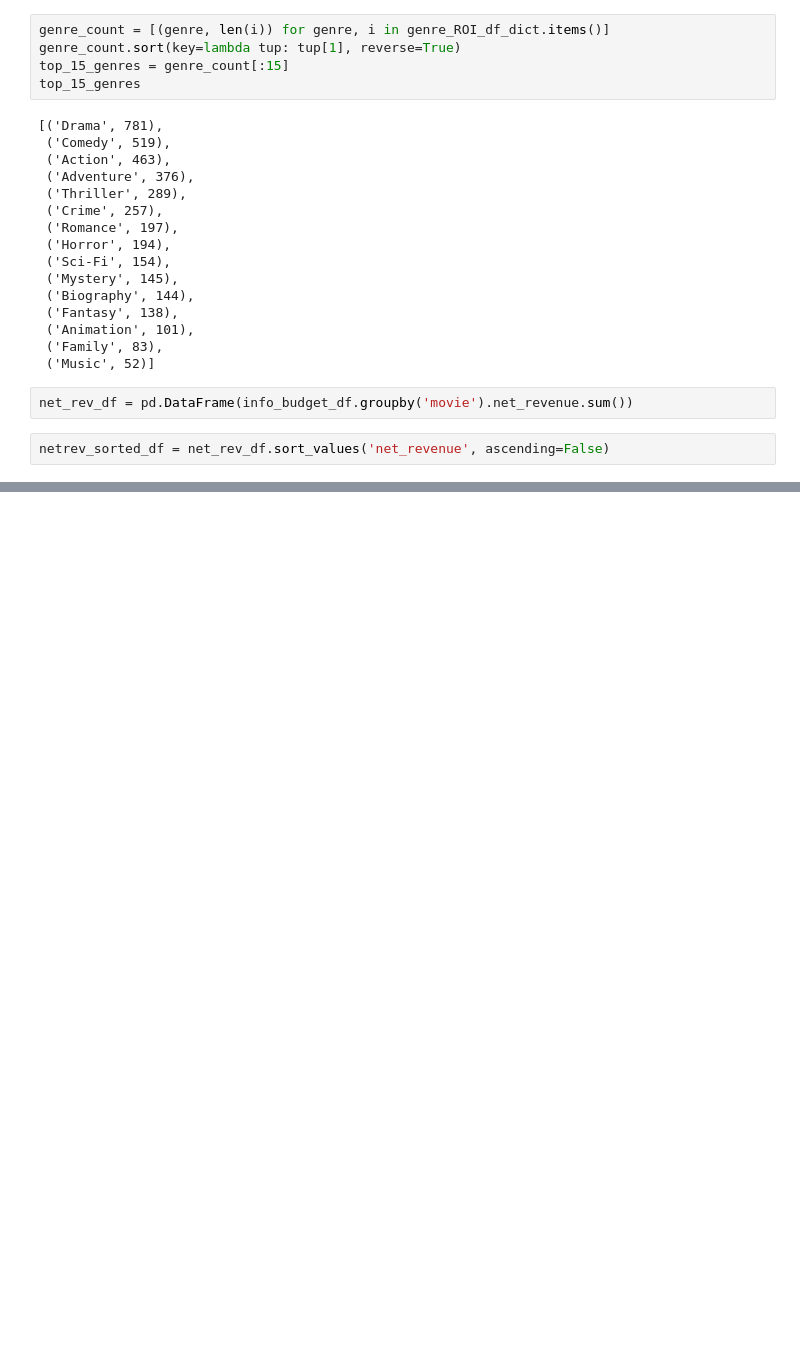
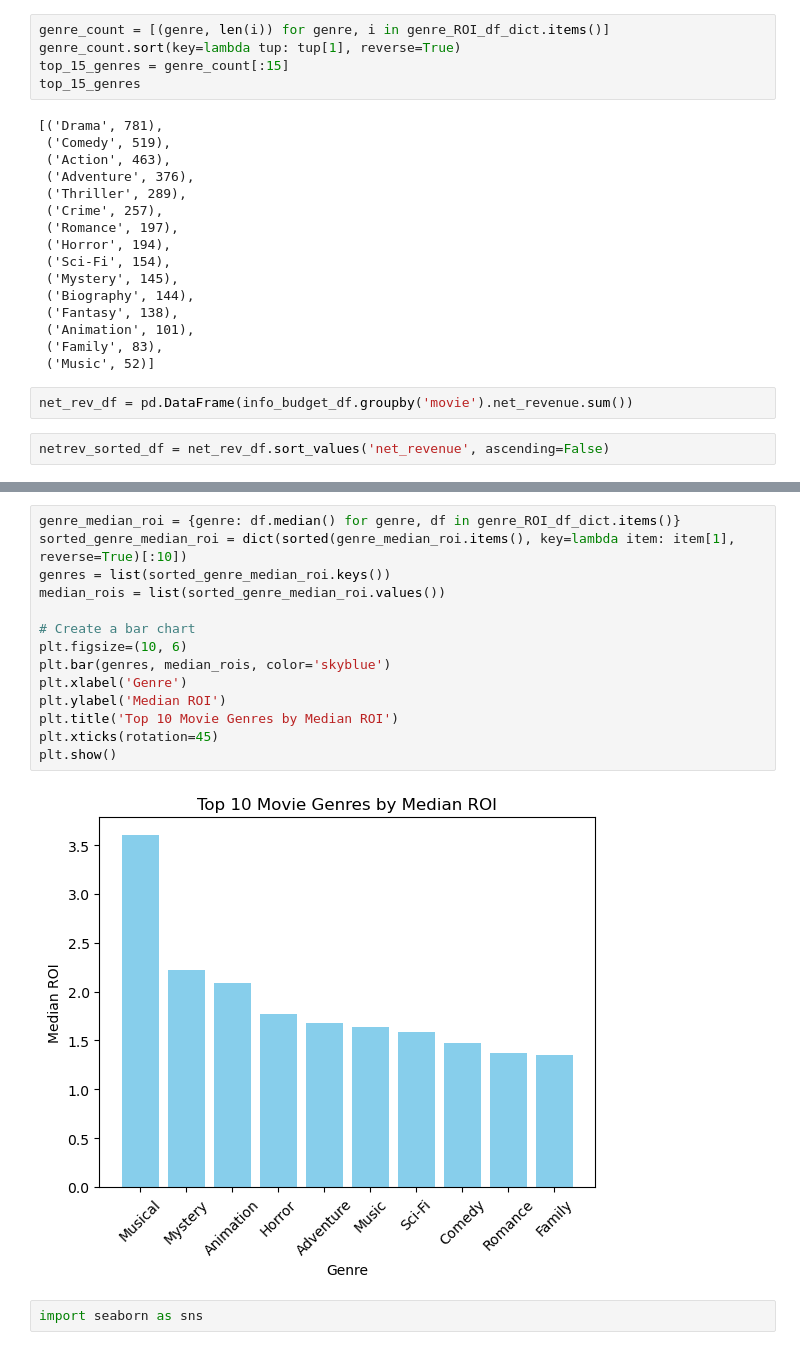
Before and after one commit to basstraining/film_data_analysis, a Jupyter notebook: Notebooks/eda_2.ipynb, the cells around one changed output, grey strips where cells are left out. Cells and saved outputs as stored; diff of their text form; blank space fills up the shorter version.

```diff
--- a/Notebooks/eda_2.ipynb
+++ b/Notebooks/eda_2.ipynb
@@ -167,0 +234,18 @@ from scipy import stats
+# %%
+genre_median_roi = {genre: df.median() for genre, df in genre_ROI_df_dict.items()}
+sorted_genre_median_roi = dict(sorted(genre_median_roi.items(), key=lambda item: item[1], reverse=True)[:10])
+genres = list(sorted_genre_median_roi.keys())
+median_rois = list(sorted_genre_median_roi.values())
+
+# Create a bar chart
+plt.figsize=(10, 6)
+plt.bar(genres, median_rois, color='skyblue')
+plt.xlabel('Genre')
+plt.ylabel('Median ROI')
+plt.title('Top 10 Movie Genres by Median ROI')
+plt.xticks(rotation=45)
+plt.show()
+# %% [output]
+[figure, added]
+# %%
+import seaborn as sns
```
Also changed, not shown: parts of 12 cells of this notebook, 2 other files.
